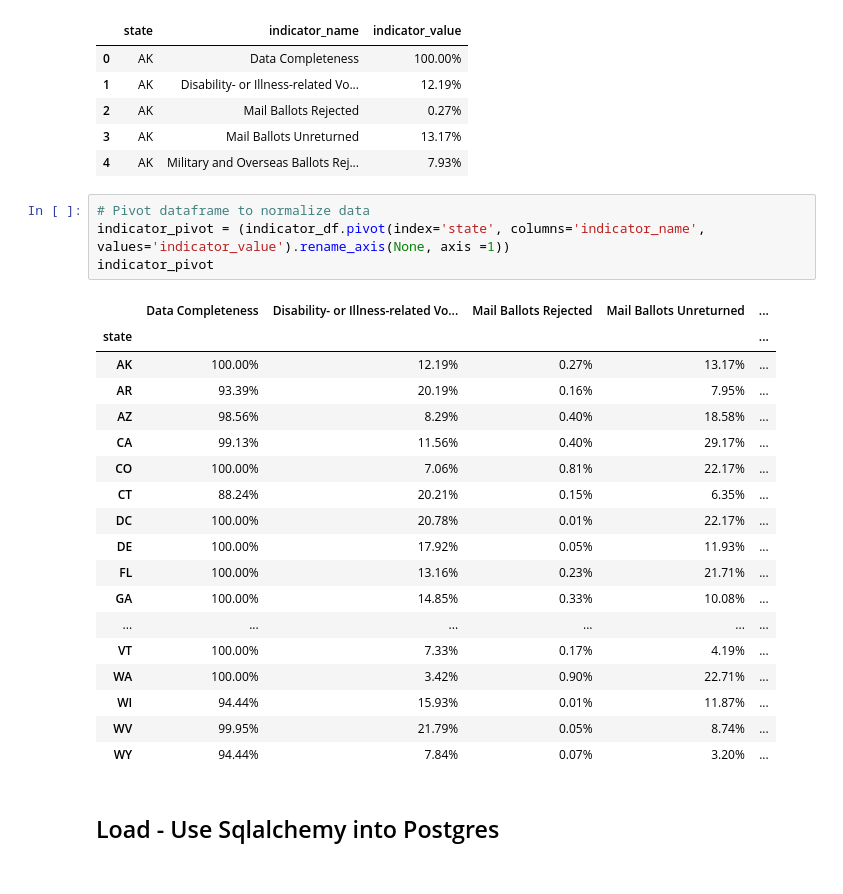
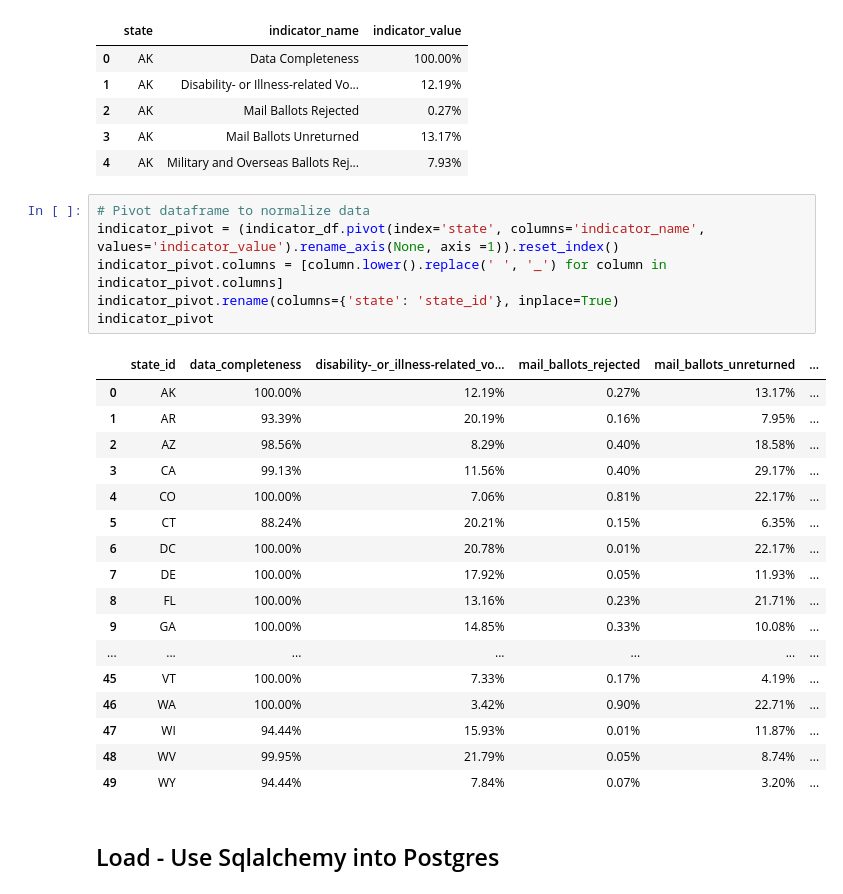
Before and after one commit to janejanejam/database-dragons, a Jupyter notebook: jane-feature/election_performance.ipynb, the cells around one changed output. Saved outputs shown, nothing was run; the diff lists cells and outputs as text.

```diff
--- a/jane-feature/election_performance.ipynb
+++ b/jane-feature/election_performance.ipynb
@@ -97,27 +97,28 @@ indicator_df.head()
 | 4 | AK | Military and Overseas Ballots Rej... | 7.93% |
 # %%
 # Pivot dataframe to normalize data
-indicator_pivot = (indicator_df.pivot(index='state', columns='indicator_name', values='indicator_value').rename_axis(None, axis =1))
+indicator_pivot = (indicator_df.pivot(index='state', columns='indicator_name', values='indicator_value').rename_axis(None, axis =1)).reset_index()
+indicator_pivot.columns = [column.lower().replace(' ', '_') for column in indicator_pivot.columns]
+indicator_pivot.rename(columns={'state': 'state_id'}, inplace=True)
 indicator_pivot
 # %% [output]
-|  | Data Completeness | Disability- or Illness-related Vo... | Mail Ballots Rejected | Mail Ballots Unreturned | ... |
-| state |  |  |  |  | ... |
-| AK | 100.00% | 12.19% | 0.27% | 13.17% | ... |
-| AR | 93.39% | 20.19% | 0.16% | 7.95% | ... |
-| AZ | 98.56% | 8.29% | 0.40% | 18.58% | ... |
-| CA | 99.13% | 11.56% | 0.40% | 29.17% | ... |
-| CO | 100.00% | 7.06% | 0.81% | 22.17% | ... |
-| CT | 88.24% | 20.21% | 0.15% | 6.35% | ... |
-| DC | 100.00% | 20.78% | 0.01% | 22.17% | ... |
-| DE | 100.00% | 17.92% | 0.05% | 11.93% | ... |
-| FL | 100.00% | 13.16% | 0.23% | 21.71% | ... |
-| GA | 100.00% | 14.85% | 0.33% | 10.08% | ... |
-| ... | ... | ... | ... | ... | ... |
-| VT | 100.00% | 7.33% | 0.17% | 4.19% | ... |
-| WA | 100.00% | 3.42% | 0.90% | 22.71% | ... |
-| WI | 94.44% | 15.93% | 0.01% | 11.87% | ... |
-| WV | 99.95% | 21.79% | 0.05% | 8.74% | ... |
-| WY | 94.44% | 7.84% | 0.07% | 3.20% | ... |
+|  | state_id | data_completeness | disability-_or_illness-related_vo... | mail_ballots_rejected | mail_ballots_unreturned | ... |
+| 0 | AK | 100.00% | 12.19% | 0.27% | 13.17% | ... |
+| 1 | AR | 93.39% | 20.19% | 0.16% | 7.95% | ... |
+| 2 | AZ | 98.56% | 8.29% | 0.40% | 18.58% | ... |
+| 3 | CA | 99.13% | 11.56% | 0.40% | 29.17% | ... |
+| 4 | CO | 100.00% | 7.06% | 0.81% | 22.17% | ... |
+| 5 | CT | 88.24% | 20.21% | 0.15% | 6.35% | ... |
+| 6 | DC | 100.00% | 20.78% | 0.01% | 22.17% | ... |
+| 7 | DE | 100.00% | 17.92% | 0.05% | 11.93% | ... |
+| 8 | FL | 100.00% | 13.16% | 0.23% | 21.71% | ... |
+| 9 | GA | 100.00% | 14.85% | 0.33% | 10.08% | ... |
+| ... | ... | ... | ... | ... | ... | ... |
+| 45 | VT | 100.00% | 7.33% | 0.17% | 4.19% | ... |
+| 46 | WA | 100.00% | 3.42% | 0.90% | 22.71% | ... |
+| 47 | WI | 94.44% | 15.93% | 0.01% | 11.87% | ... |
+| 48 | WV | 99.95% | 21.79% | 0.05% | 8.74% | ... |
+| 49 | WY | 94.44% | 7.84% | 0.07% | 3.20% | ... |
 # %% [markdown]
 ## Load - Use Sqlalchemy into Postgres
 # %%
```
Also changed, not shown: parts of 6 cells of this notebook, 1 other file.
